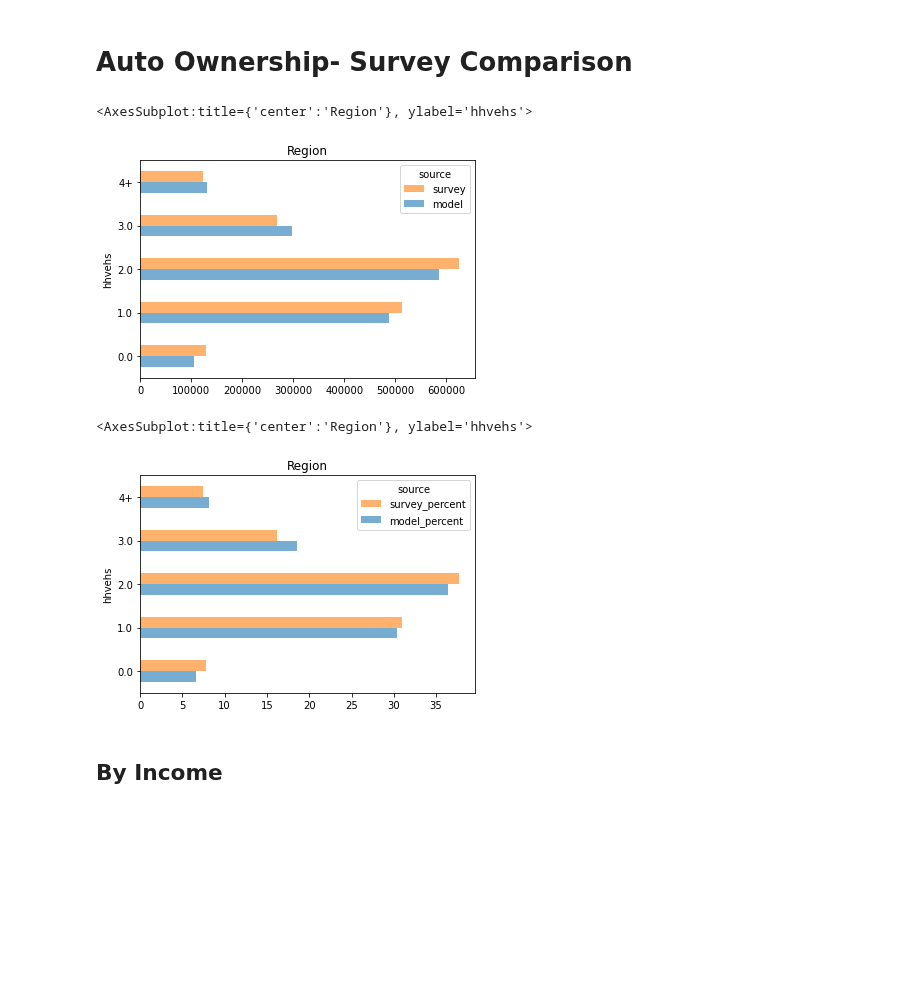
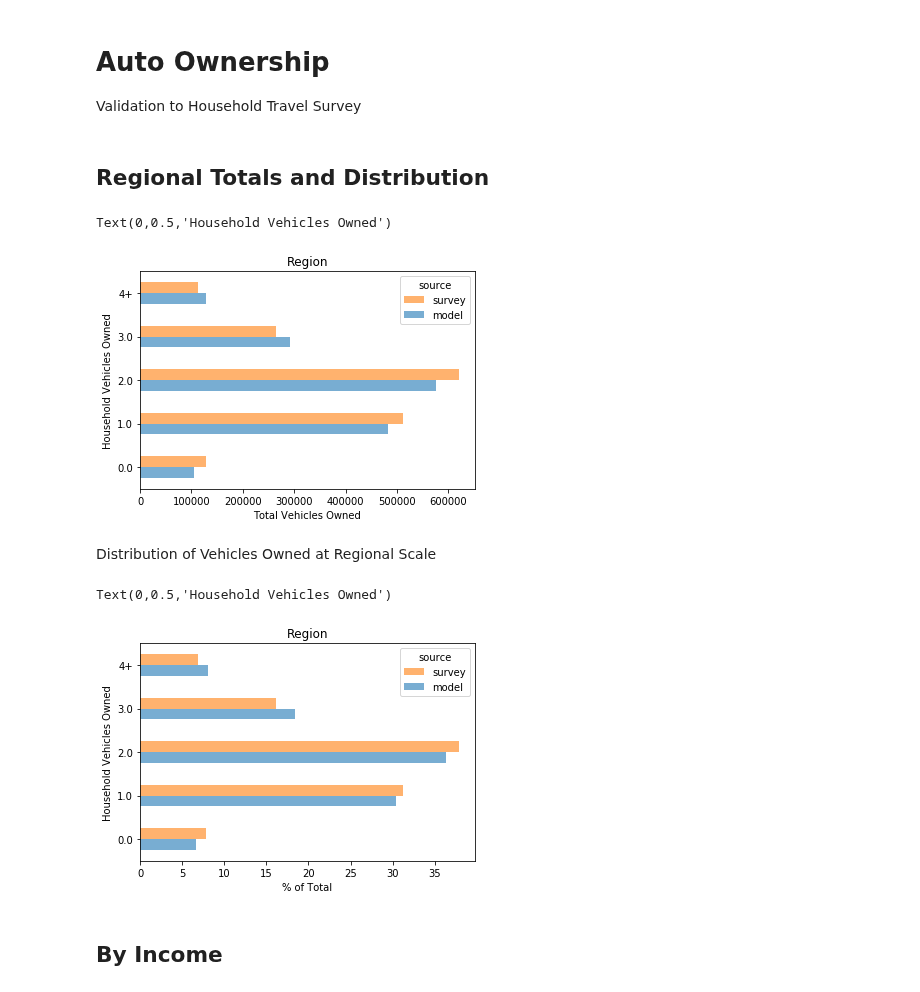
Before and after one commit to psrc/soundcast, a Jupyter notebook: scripts/summarize/notebooks/validation/auto_ownership.ipynb, the cells around one changed output. Saved outputs shown, nothing was run; the diff lists cells and outputs as text; code cells hidden in the pictures; blank space fills up the shorter version.

```diff
--- a/scripts/summarize/notebooks/validation/auto_ownership.ipynb
+++ b/scripts/summarize/notebooks/validation/auto_ownership.ipynb
@@ -1,5 +1,6 @@
 # %% [markdown]
-# Auto Ownership- Survey Comparison
+# Auto Ownership
+Validation to Household Travel Survey
 # %%
 import warnings
 warnings.simplefilter(action='ignore', category=FutureWarning)
@@ -42,22 +43,30 @@ def load_data(fname):
     df = df_model.append(df_survey)
 
     return df
+# %% [markdown]
+## Regional Totals and Distribution
 # %%
 df = load_data('auto_ownership')
 df.loc[df['hhvehs'] >= 4, 'hhvehs'] = '4+'
 df = df.pivot_table(index='hhvehs', columns='source', aggfunc='sum', values='hhexpfac')
-df.plot(kind='barh', title='Region', legend='reverse', alpha=0.6)
+ax = df.plot(kind='barh', title='Region', legend='reverse', alpha=0.6)
+ax.set_xlabel('Total Vehicles Owned')
+ax.set_ylabel('Household Vehicles Owned')
 # %% [output]
-<AxesSubplot:title={'center':'Region'}, ylabel='hhvehs'>
+Text(0,0.5,'Household Vehicles Owned')
-[figure, old version]
+[figure, new version]
+# %% [markdown]
+Distribution of Vehicles Owned at Regional Scale
 # %%
-df['model_percent'] = (df['model']/df['model'].sum()) * 100
-df['survey_percent'] = (df['survey']/df['survey'].sum()) * 100
-test = df[['model_percent', 'survey_percent']]
-test.plot(kind='barh', title='Region', legend='reverse', alpha=0.6)
+df['model'] = (df['model']/df['model'].sum()) * 100
+df['survey'] = (df['survey']/df['survey'].sum()) * 100
+df = df[['model', 'survey']]
+ax = df.plot(kind='barh', title='Region', legend='reverse', alpha=0.6)
+ax.set_xlabel("% of Total")
+ax.set_ylabel('Household Vehicles Owned')
 # %% [output]
-<AxesSubplot:title={'center':'Region'}, ylabel='hhvehs'>
+Text(0,0.5,'Household Vehicles Owned')
-[figure, old version]
+[figure, new version]
 # %% [markdown]
 ## By Income
 # %%
```
Also changed, not shown: parts of 3 cells of this notebook, 17 other files.
